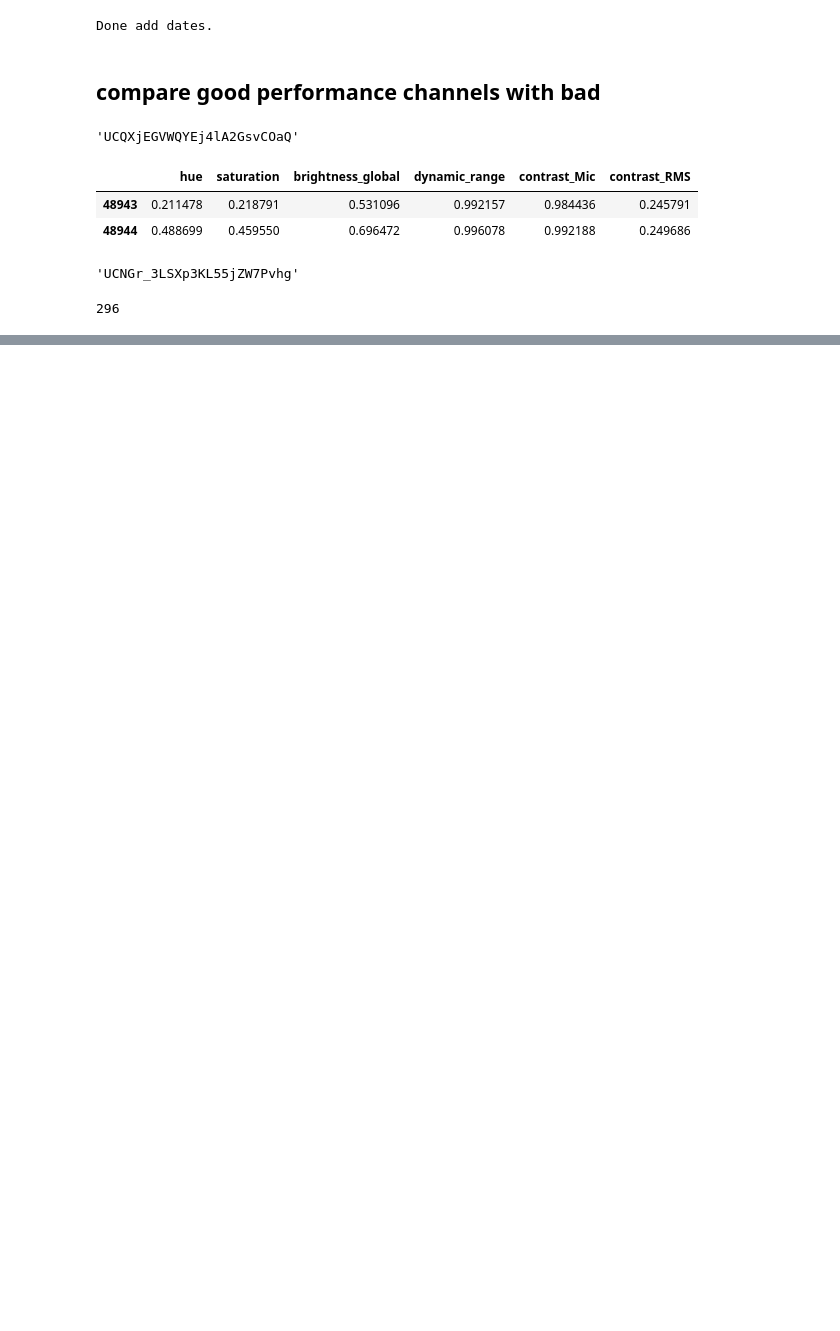
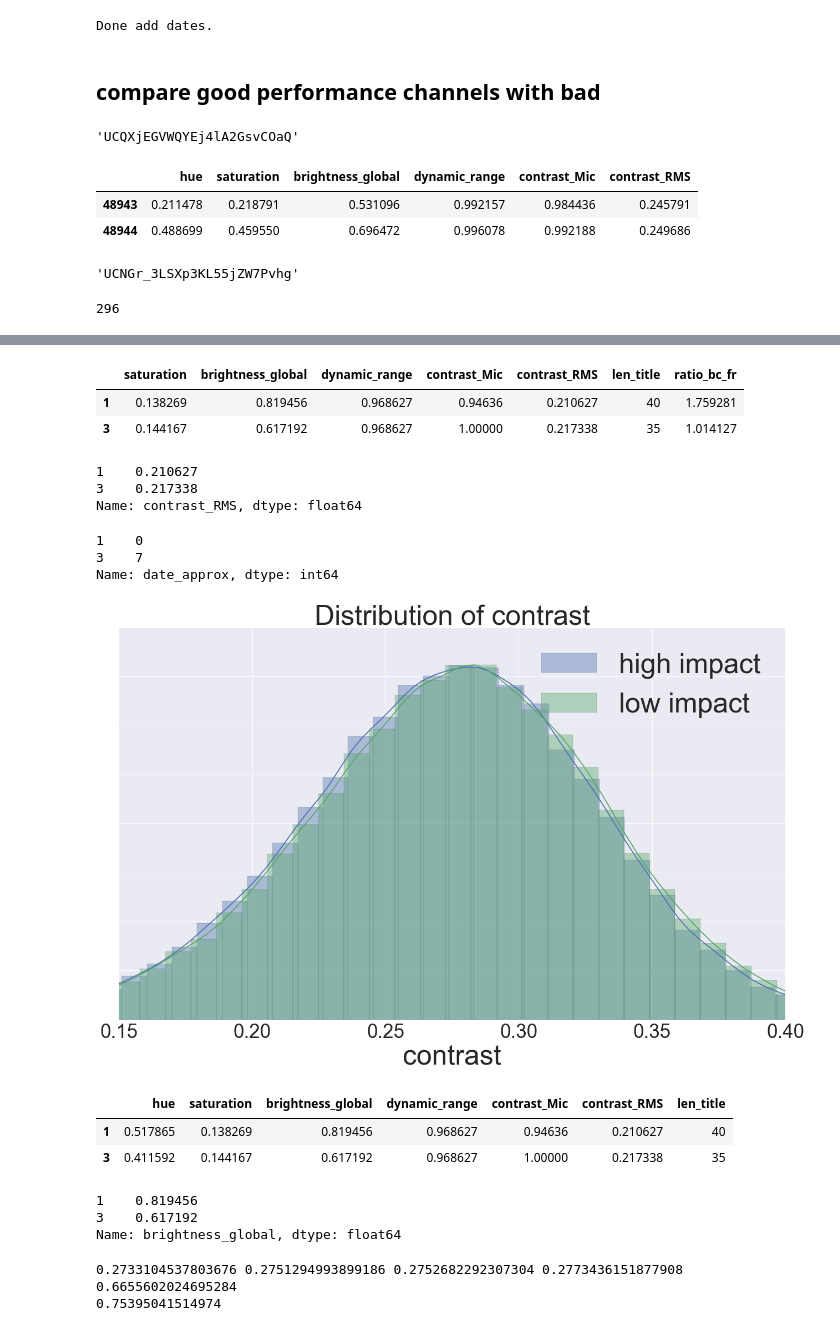
Before and after one commit to yaoliphy/insight-project, a Jupyter notebook: data_analysis_and_ML/youtube_data_analysis.ipynb, the cells around one changed output, grey strips where cells are left out. Saved outputs shown, nothing was run; the diff lists cells and outputs as text; code cells hidden in the pictures; blank space fills up the shorter version.

```diff
--- a/data_analysis_and_ML/youtube_data_analysis.ipynb
+++ b/data_analysis_and_ML/youtube_data_analysis.ipynb
@@ -2161,0 +2362,47 @@ plt.scatter(X_reduced[:, 0], X_reduced[:, 1], c=x_label)
+# %%
+df_pop.iloc[:2, 8:15]
+# %% [output]
+|  | saturation | brightness_global | dynamic_range | contrast_Mic | contrast_RMS | len_title | ratio_bc_fr |
+| 1 | 0.138269 | 0.819456 | 0.968627 | 0.94636 | 0.210627 | 40 | 1.759281 |
+| 3 | 0.144167 | 0.617192 | 0.968627 | 1.00000 | 0.217338 | 35 | 1.014127 |
+# %%
+df_pop.iloc[:2, 12]
+# %% [output]
+1    0.210627
+3    0.217338
+Name: contrast_RMS, dtype: float64
+# %%
+df_pop.iloc[:2, 23]
+# %% [output]
+1    0
+3    7
+Name: date_approx, dtype: int64
+# %%
+import matplotlib.pyplot as plt
+fig = plt.figure(figsize=(18,12))
+sns.distplot(x_pop, label="high impact")
+sns.distplot(x_unpop, label="low impact")
+plt.xlim([0.15,0.40])
+
+plt.legend(fontsize=50)
+
+plt.xlabel('contrast', fontsize=50)
+plt.xticks(fontsize=35)
+plt.yticks(fontsize=0)
+plt.title('Distribution of contrast', fontsize=50)
+plt.tight_layout()
+fig.savefig('fig_dist_contrast.pdf')
+# %% [output]
+[figure, added]
+# %%
+df_pop.iloc[:2, 7:14]
+# %% [output]
+|  | hue | saturation | brightness_global | dynamic_range | contrast_Mic | contrast_RMS | len_title |
+| 1 | 0.517865 | 0.138269 | 0.819456 | 0.968627 | 0.94636 | 0.210627 | 40 |
+| 3 | 0.411592 | 0.144167 | 0.617192 | 0.968627 | 1.00000 | 0.217338 | 35 |
+# %%
+df_pop.iloc[:2, 9]
+# %% [output]
+1    0.819456
+3    0.617192
+Name: brightness_global, dtype: float64
@@ -2161,0 +2415,9 @@ plt.scatter(X_reduced[:, 0], X_reduced[:, 1], c=x_label)
+# %%
+from statistics import median, mean
+print (mean(x_pop), mean(x_unpop), median(x_pop), median(x_unpop))
+print ((mean(x_unpop)/mean(x_pop) - 1) * 100)
+print ((median(x_unpop)/median(x_pop) - 1) * 100)
+# %% [output]
+0.2733104537803676 0.2751294993899186 0.2752682292307304 0.2773436151877908
+0.6655602024695284
+0.75395041514974
```
Also changed, not shown: parts of 70 cells of this notebook, 1 other file.
